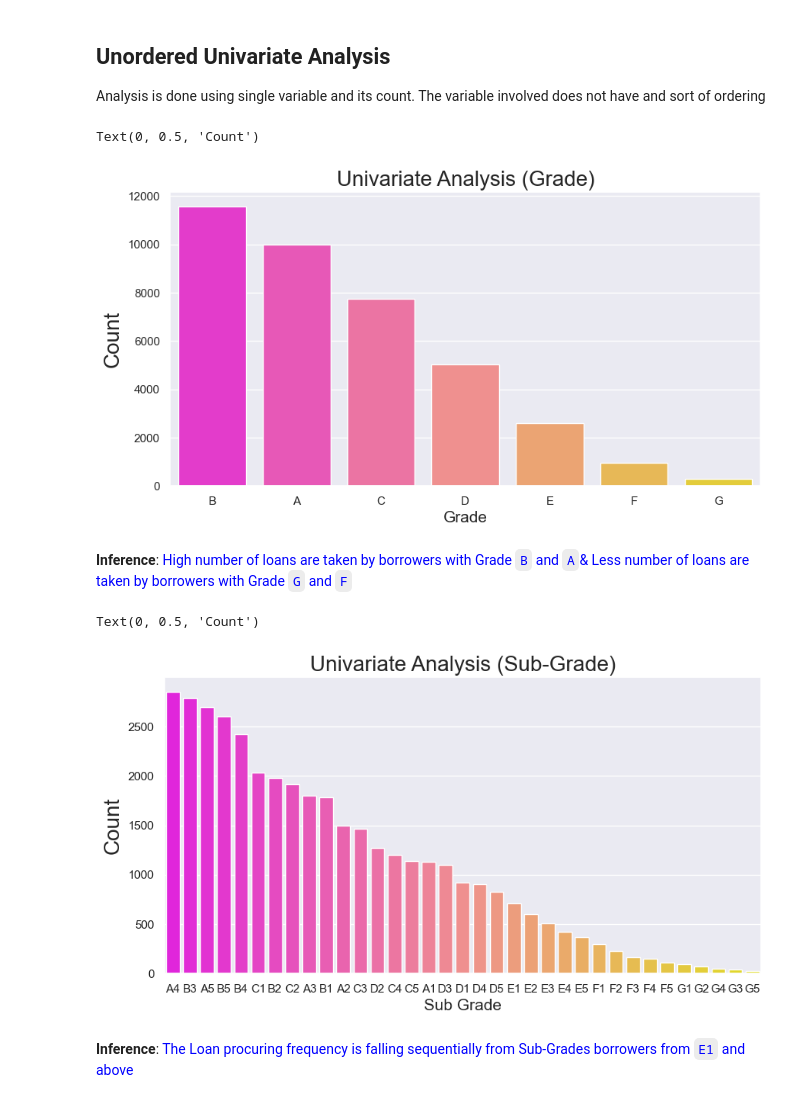
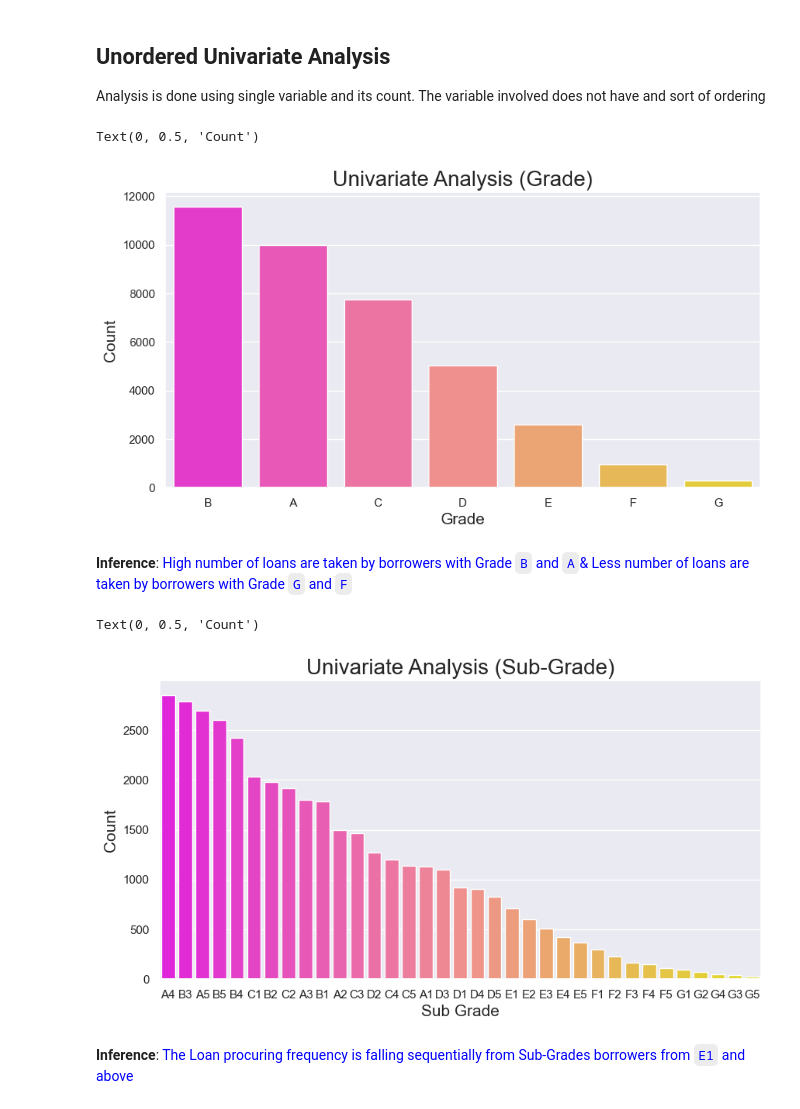
Before and after one commit to upasanapaul/LendingClubCaseStudy, a Jupyter notebook: lending_club_case_study.ipynb, the cells around one changed output. Saved outputs shown, nothing was run; the diff lists cells and outputs as text; code cells hidden in the pictures.

Commit message:
changed the graph sizes

```diff
--- a/lending_club_case_study.ipynb
+++ b/lending_club_case_study.ipynb
@@ -332,22 +332,22 @@ plt.figure(figsize = (10,5))
 sns.countplot(x='grade', data=loan_df, palette='spring', order=loan_df.grade.value_counts().index)
 plt.title("Univariate Analysis (Grade)", fontsize=20)
 plt.xlabel("Grade", fontsize=15)
-plt.ylabel("Count", fontsize=20)
+plt.ylabel("Count", fontsize=15)
 # %% [output]
 Text(0, 0.5, 'Count')
-[figure, old version]
+[figure, new version]
 # %% [markdown]
 **Inference**: <font color="blue">High number of loans are taken by borrowers with Grade `B` and `A`& Less number of loans are taken by borrowers with Grade `G` and `F`</font>
 # %%
 # Plot Countplot graph for sub_grade column to find Univariate Analysis
 plt.figure(figsize=(10,5))
 sns.countplot(x='sub_grade', data=loan_df, order=loan_df.sub_grade.value_counts(ascending=False).index, palette='spring')
 plt.title("Univariate Analysis (Sub-Grade)", fontsize=20)
 plt.xlabel("Sub Grade", fontsize=15)
-plt.ylabel("Count", fontsize=20)
+plt.ylabel("Count", fontsize=15)
 # %% [output]
 Text(0, 0.5, 'Count')
-[figure, old version]
+[figure, new version]
 # %% [markdown]
 **Inference**: <font color="blue">The Loan procuring frequency is falling sequentially from Sub-Grades borrowers from `E1` and above</font>
 # %%
```
Also changed, not shown: parts of 13 cells of this notebook.
